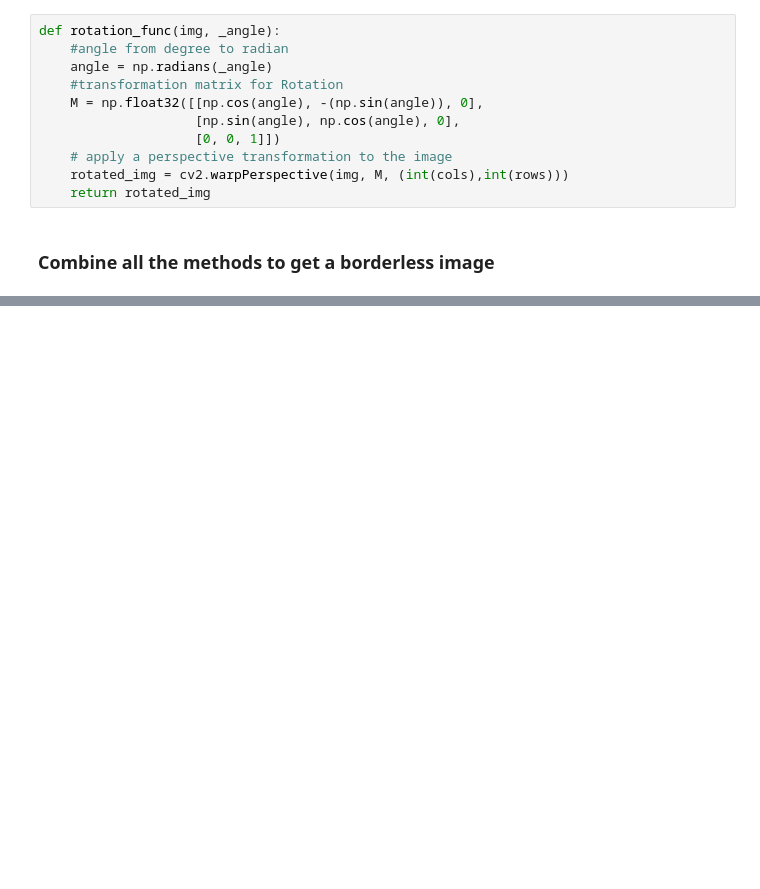
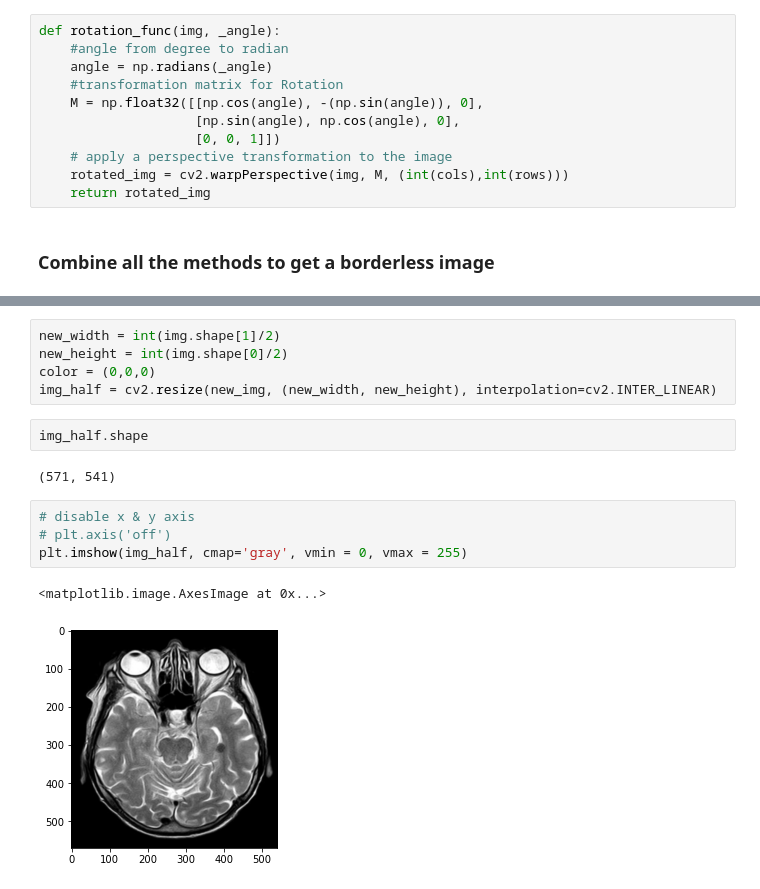
Before and after one commit to zahrasalarian/Digital-Image-Processing-for-Medical-Applications, a Jupyter notebook: HW1/pt-1.ipynb, the cells around one changed output, grey strips where cells are left out. Cells and saved outputs as stored; diff of their text form; blank space fills up the shorter version.

```diff
--- a/HW1/pt-1.ipynb
+++ b/HW1/pt-1.ipynb
@@ -81,0 +98,16 @@ plt.imshow(temp_img, cmap = 'gray', vmin = 0, vmax = 255)
+# %%
+new_width = int(img.shape[1]/2)
+new_height = int(img.shape[0]/2)
+color = (0,0,0)
+img_half = cv2.resize(new_img, (new_width, new_height), interpolation=cv2.INTER_LINEAR)
+# %%
+img_half.shape
+# %% [output]
+(571, 541)
+# %%
+# disable x & y axis
+# plt.axis('off')
+plt.imshow(img_half, cmap='gray', vmin = 0, vmax = 255)
+# %% [output]
+<matplotlib.image.AxesImage at 0x...>
+[figure, added]
```
Also changed, not shown: parts of 14 cells of this notebook.
